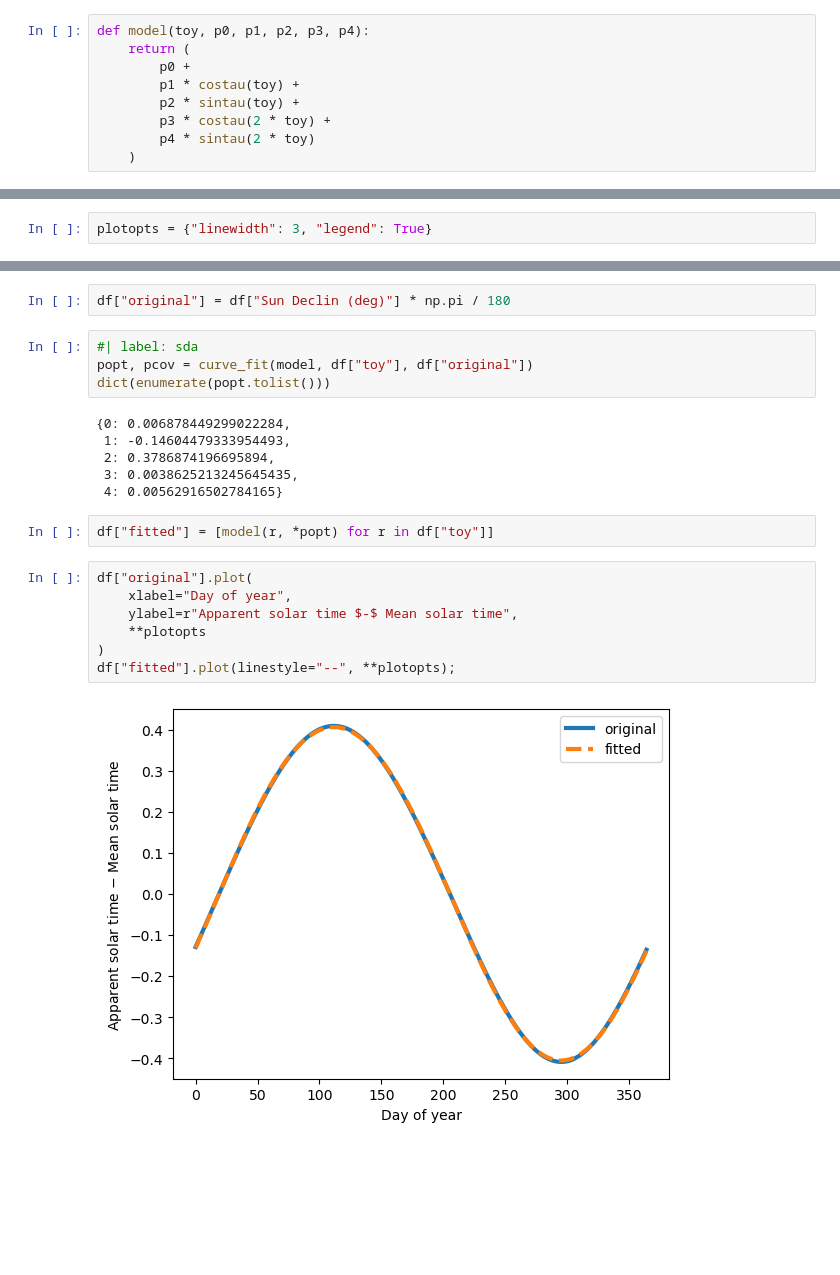
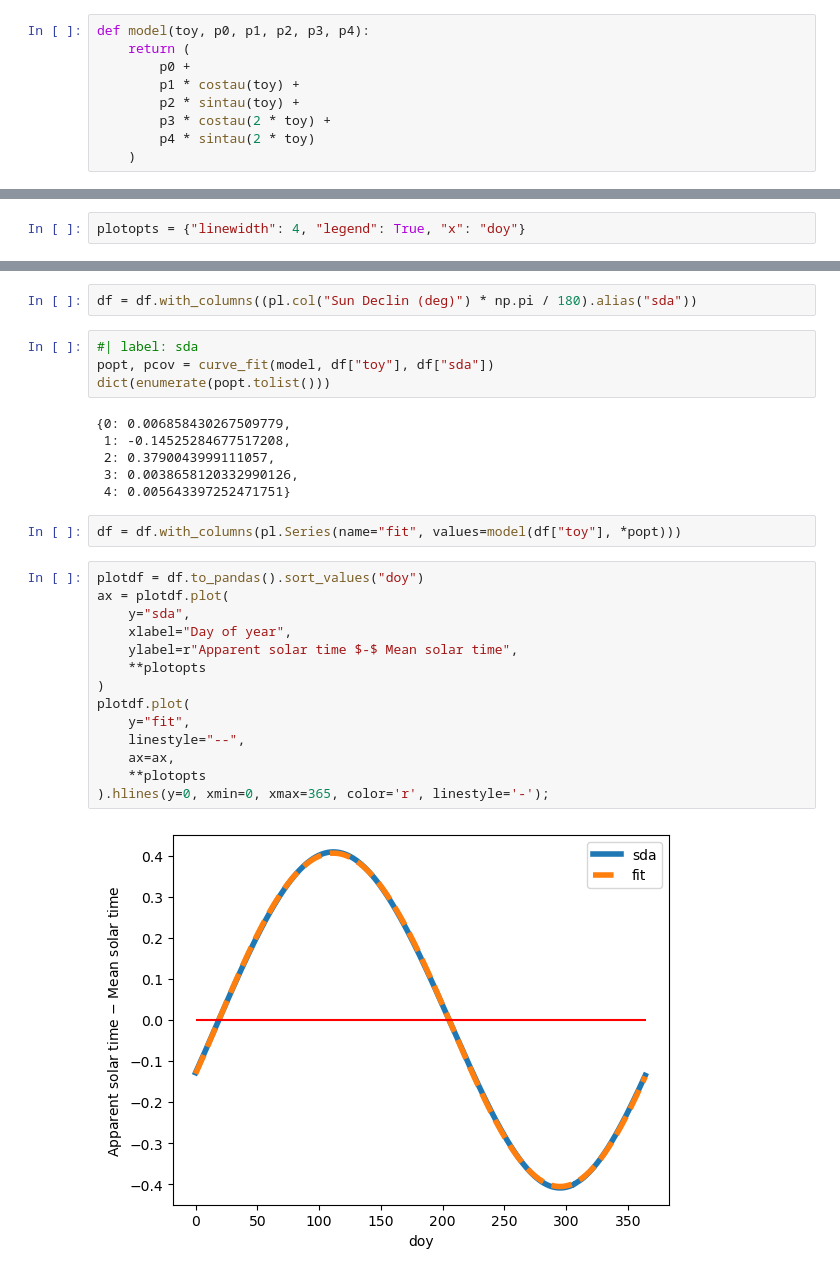
Before and after one commit to maptv/maptv.github.io, a Jupyter notebook: dec/time/eot.ipynb, the cells around one changed output, grey strips where cells are left out. Cells and saved outputs as stored; diff of their text form; blank space fills up the shorter version.

```diff
--- a/dec/time/eot.ipynb
+++ b/dec/time/eot.ipynb
@@ -98,3 +154,3 @@ np.float64(-0.9837839258210404)
 # %%
-plotopts = {"linewidth": 3, "legend": True}
+plotopts = {"linewidth": 4, "legend": True, "x": "doy"}
 # %%
@@ -109,23 +172,30 @@ df["fitted"].plot(linestyle="--", **plotopts);
 # %%
-df["original"] = df["Sun Declin (deg)"] * np.pi / 180
+df = df.with_columns((pl.col("Sun Declin (deg)") * np.pi / 180).alias("sda"))
 # %%
 #| label: sda
-popt, pcov = curve_fit(model, df["toy"], df["original"])
+popt, pcov = curve_fit(model, df["toy"], df["sda"])
 dict(enumerate(popt.tolist()))
 # %% [output]
-{0: 0.006878449299022284,
- 1: -0.14604479333954493,
- 2: 0.3786874196695894,
- 3: 0.0038625213245645435,
- 4: 0.00562916502784165}
+{0: 0.006858430267509779,
+ 1: -0.14525284677517208,
+ 2: 0.3790043999111057,
+ 3: 0.0038658120332990126,
+ 4: 0.005643397252471751}
 # %%
-df["fitted"] = [model(r, *popt) for r in df["toy"]]
+df = df.with_columns(pl.Series(name="fit", values=model(df["toy"], *popt)))
 # %%
-df["original"].plot(
+plotdf = df.to_pandas().sort_values("doy")
+ax = plotdf.plot(
+    y="sda",
     xlabel="Day of year",
     ylabel=r"Apparent solar time $-$ Mean solar time",
     **plotopts
 )
-df["fitted"].plot(linestyle="--", **plotopts);
+plotdf.plot(
+    y="fit",
+    linestyle="--",
+    ax=ax,
+    **plotopts
+).hlines(y=0, xmin=0, xmax=365, color='r', linestyle='-');
 # %% [output]
-[figure, old version]
+[figure, new version]
```
Also changed, not shown: parts of 34 cells of this notebook, 10 other files.
